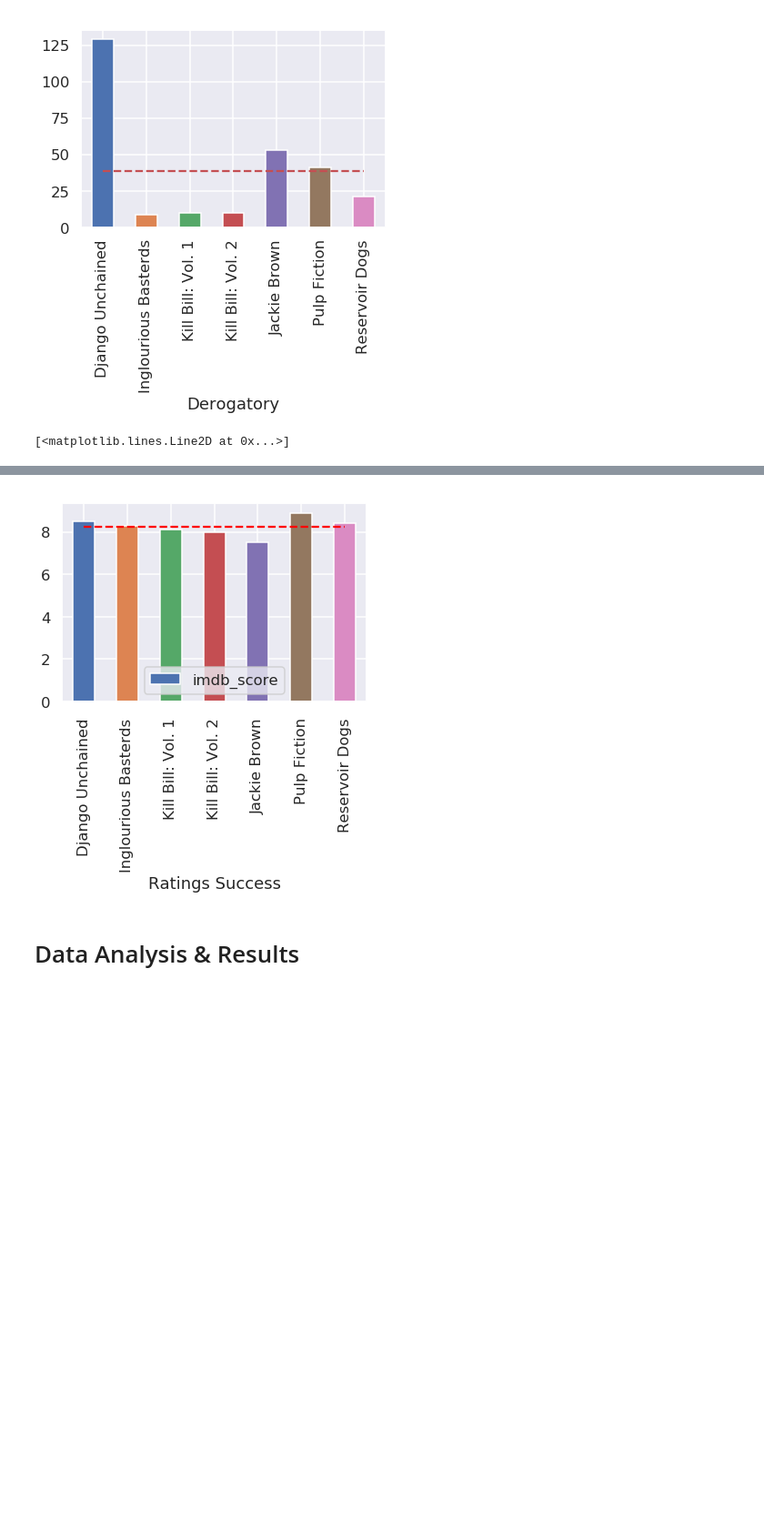
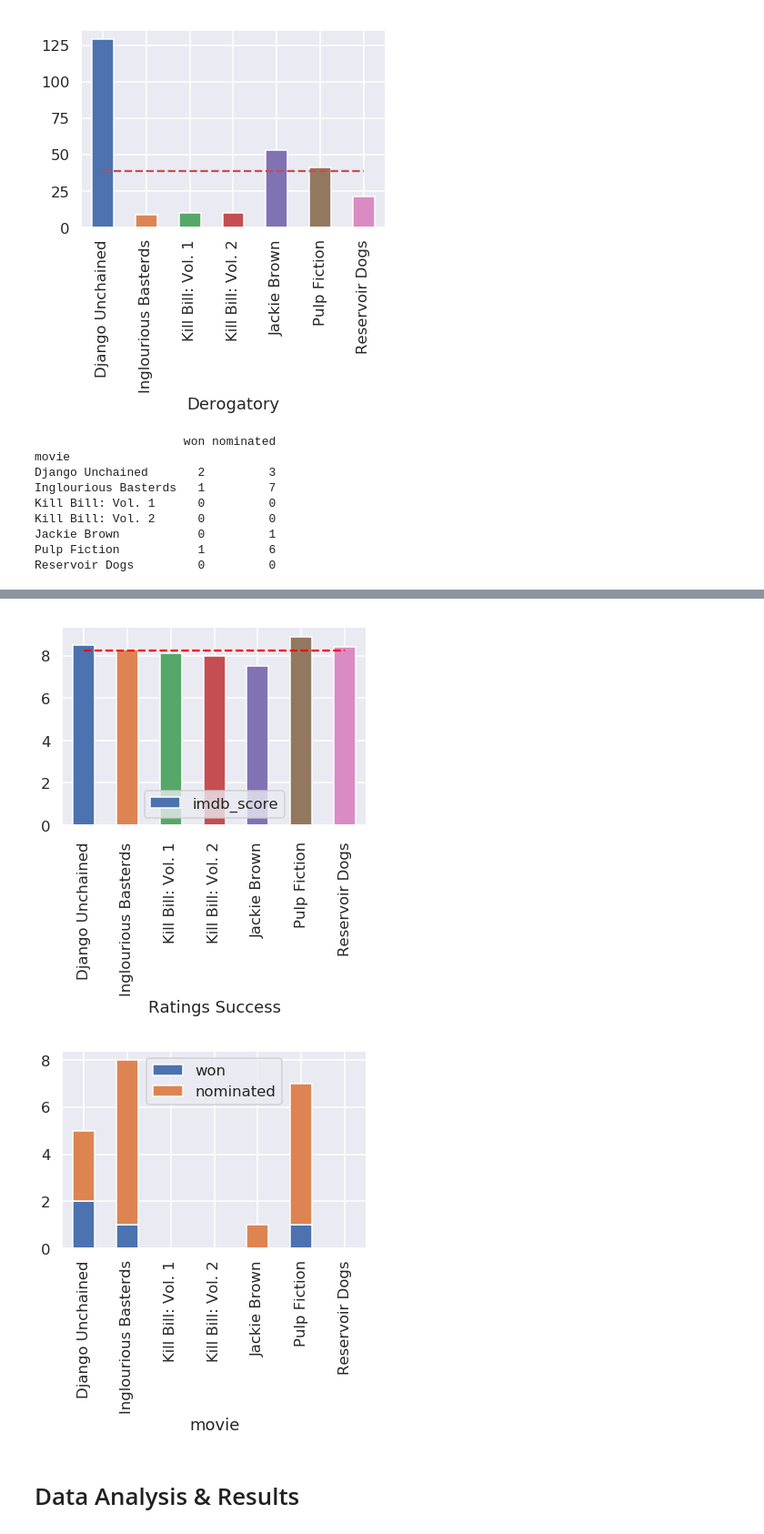
Before and after one commit to janinehou/COGS-108-Final-Project, a Jupyter notebook: FinalProject-Draft.ipynb, the cells around one changed output, grey strips where cells are left out. Shown at 91% size. Cells and saved outputs as stored; diff of their text form; code cells hidden in the pictures; blank space fills up the shorter version.

```diff
--- a/FinalProject-Draft.ipynb
+++ b/FinalProject-Draft.ipynb
@@ -331,27 +331,48 @@ plt.plot(df_derogatory_av['Derogatory'], flat4, 'r--')
 # %%
 #Success
 #Net Gross
 imdb_gross = pd.DataFrame(imdb) #to get right title on graph
 imdb_gross['Financial Success'] = imdb['movie_title'] #to get right title on graph
 imdb_gross.plot.bar(x='Financial Success', y=['gross','budget'])
 gross_mean = imdb['gross'].mean()
 budget_mean = imdb['budget'].mean()
 flat5 = np.array([gross_mean,gross_mean,gross_mean,gross_mean,gross_mean,gross_mean,gross_mean])
 plt.plot(imdb['movie_title'], flat5, 'r--', color='blue')
 flat6 = np.array([budget_mean,budget_mean,budget_mean,budget_mean,budget_mean,budget_mean,budget_mean])
 plt.plot(imdb['movie_title'], flat6, 'r--', color='orange')
 
 #IMDB score
 imdb_success = pd.DataFrame(imdb) #to get right title on graph
 imdb_success['Ratings Success'] = imdb['movie_title'] #to get right title on graph
 imdb_success.plot.bar(x='Ratings Success', y='imdb_score')
 score_mean = imdb['imdb_score'].mean()
 flat7 = np.array([score_mean,score_mean,score_mean,score_mean,score_mean,score_mean,score_mean])
 plt.plot(imdb['movie_title'], flat7, 'r--', color='red')
+
+#Awards
+award_df = pd.DataFrame(movie_list, columns=['movie'])
+award_df['won'] = ''
+award_df['nominated'] = ''
+for i in movie_list:
+    allAwards = (awards['Film'] == i).sum()
+    won = ((awards['Film'] == i) & (awards['Winner'] == 1.0)).sum()
+    award_df.loc[(award_df['movie'] == i), 'won'] =  won
+    award_df.loc[(award_df['movie'] == i), 'nominated'] = (allAwards - won)
+award_df.set_index('movie', inplace=True)
+award_df.plot.bar(stacked=True);
 # %% [output]
-[<matplotlib.lines.Line2D at 0x...>]
+                     won nominated
+movie
+Django Unchained       2         3
+Inglourious Basterds   1         7
+Kill Bill: Vol. 1      0         0
+Kill Bill: Vol. 2      0         0
+Jackie Brown           0         1
+Pulp Fiction           1         6
+Reservoir Dogs         0         0
 [figure]
 [figure]
+[figure, added]
 # %% [markdown]
 # Data Analysis & Results
 # %% [markdown]
```
Also changed, not shown: parts of 1 cell of this notebook.
